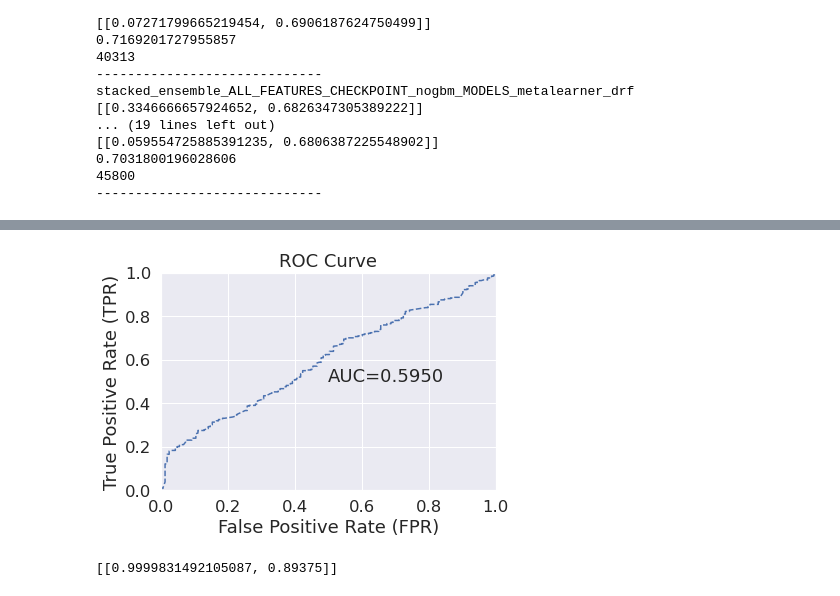
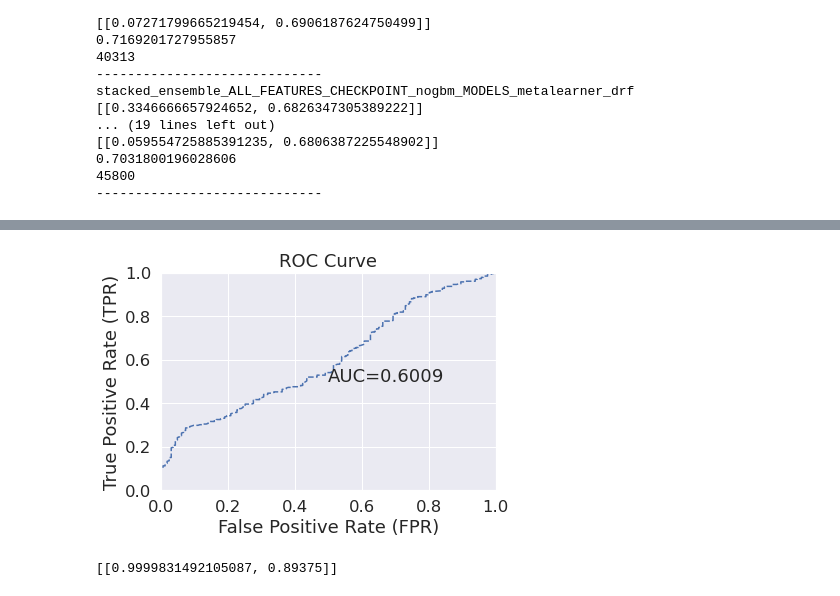
Before and after one commit to abhi18av/LJMU_Masters_Dissertation, a Jupyter notebook: src/notebooks/FINAL/007_model_inspection_with_without_pca.ipynb, the cells around one changed output, grey strips where cells are left out. Cells and saved outputs as stored; diff of their text form; code cells hidden in the pictures.

```diff
--- a/src/notebooks/FINAL/007_model_inspection_with_without_pca.ipynb
+++ b/src/notebooks/FINAL/007_model_inspection_with_without_pca.ipynb
@@ -20,5 +20,5 @@ h2o.init(min_mem_size='26G')
 
 
 DATA_LOCATION  = "../../data/"
-MODELS_LOCATION = "../models/"
+MODELS_LOCATION = "../../models/"
 # %% [output]
@@ -93,15 +78,13 @@ MAX_GRID_MODELS = 10
 
 x = train_predictor_cols
 y = train_response_col
-# %%
-top_dl= h2o.load_model(MODELS_LOCATION + "ALL_FEATURES/FINAL/top_dl/DeepLearning_model_python_1604930735703_113")
 # %%
-top_dl= h2o.load_model(MODELS_LOCATION + "ALL_FEATURES/FINAL/top_dl/DeepLearning_model_python_1604930735703_113")
-top_drf= h2o.load_model(MODELS_LOCATION + "ALL_FEATURES/FINAL/top_drf/DRF_model_python_1604930735703_145")
-top_gbm= h2o.load_model(MODELS_LOCATION + "ALL_FEATURES/FINAL/top_gbm/GBM_model_python_1604923471176_413")
-top_glm= h2o.load_model(MODELS_LOCATION + "ALL_FEATURES/FINAL/top_glm/GLM_model_python_1604923471176_393")
-top_nb= h2o.load_model(MODELS_LOCATION + "ALL_FEATURES/FINAL/top_nb/NaiveBayes_model_python_1604923471176_225")
-top_xgb= h2o.load_model(MODELS_LOCATION + "ALL_FEATURES/FINAL/top_xgb/XGBoost_model_python_1604923471176_641")
+top_dl= h2o.load_model(MODELS_LOCATION + "ALL_FEATURES/FINAL/top_dl/DeepLearning_model_python_1605423034668_341")
+top_drf= h2o.load_model(MODELS_LOCATION + "ALL_FEATURES/FINAL/top_drf/DRF_model_python_1605423034668_386")
+top_gbm= h2o.load_model(MODELS_LOCATION + "ALL_FEATURES/FINAL/top_gbm/GBM_model_python_1605423034668_39")
+top_glm= h2o.load_model(MODELS_LOCATION + "ALL_FEATURES/FINAL/top_glm/GLM_model_python_1605423034668_20")
+top_nb= h2o.load_model(MODELS_LOCATION + "ALL_FEATURES/FINAL/top_nb/NaiveBayes_model_python_1605423034668_1")
+top_xgb= h2o.load_model(MODELS_LOCATION + "ALL_FEATURES/FINAL/top_xgb/XGBoost_model_python_1605423034668_274")
 
 
 
@@ -296,7 +502,7 @@ Confusion Matrix (Act/Pred) for max f1 @ threshold = 0.9776408218392322:
 # %%
-top_drf.model_performance(test).plot()
+top_drf.model_performance(valid=True).plot()
 # %% [output]
-[figure, old version]
+[figure, new version]
 # %%
 top_nb.model_performance().precision()
 # %% [output]
```
Also changed, not shown: parts of 15 cells of this notebook, 2 other files.
